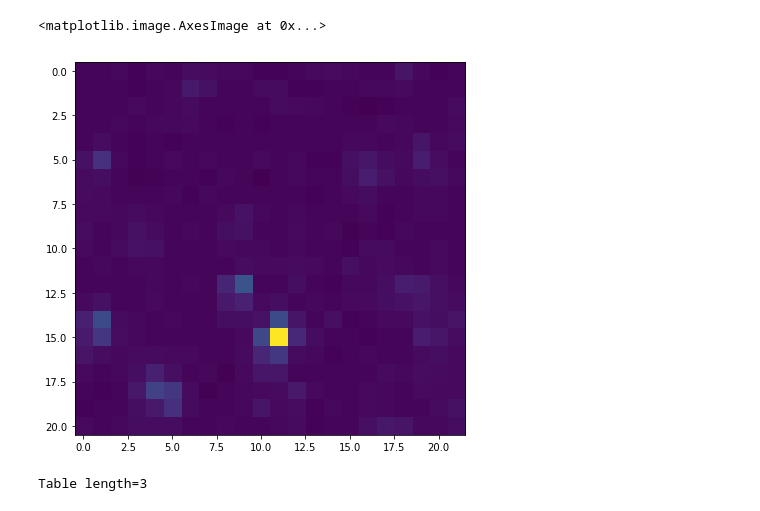
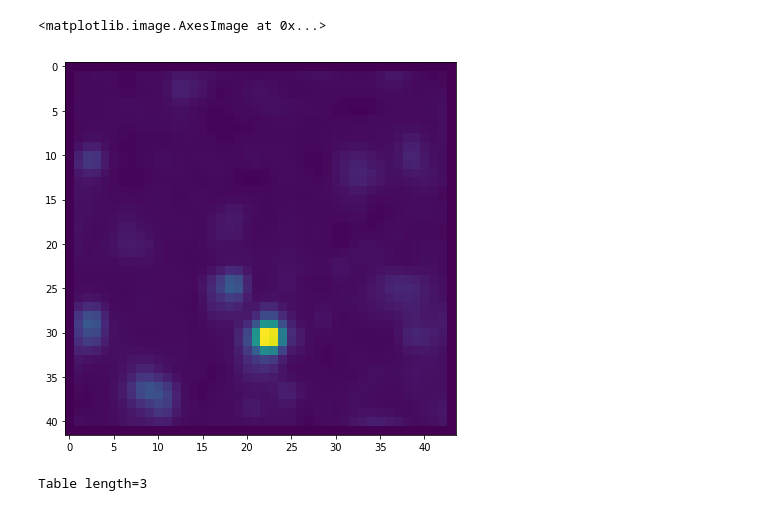
Before and after one commit to MichalZG/PhotoKepler, a Jupyter notebook: blobs.ipynb, the cells around one changed output. Cells and saved outputs as stored; diff of their text form; code cells hidden in the pictures.

```diff
--- a/blobs.ipynb
+++ b/blobs.ipynb
@@ -62,21 +62,21 @@ anti_aliasing = False
 mode = 'bilinear'
 # %%
 ref_im_num = 0
-res_size = 1
+res_size = 2
 th = 1
 
 # ref_im = imresize(fluxes[ref_im_num], (fluxes[ref_im_num].shape[0]*res_size,
 #                                        fluxes[ref_im_num].shape[1]*res_size), interp=mode)
 ref_im = resize(fluxes[ref_im_num], (fluxes[ref_im_num].shape[0]*res_size,
                                        fluxes[ref_im_num].shape[1]*res_size),
                 anti_aliasing=anti_aliasing)
 
 ref_th = create_threshold_mask(ref_im, th)*1
 fig, ax = plt.subplots(figsize=(7, 7))
 ax.imshow(ref_im)
 # %% [output]
 <matplotlib.image.AxesImage at 0x...>
-[figure, old version]
+[figure, new version]
 # %%
 fwhm=3.0
 threshold=2.
```
Also changed, not shown: parts of 22 cells of this notebook.
